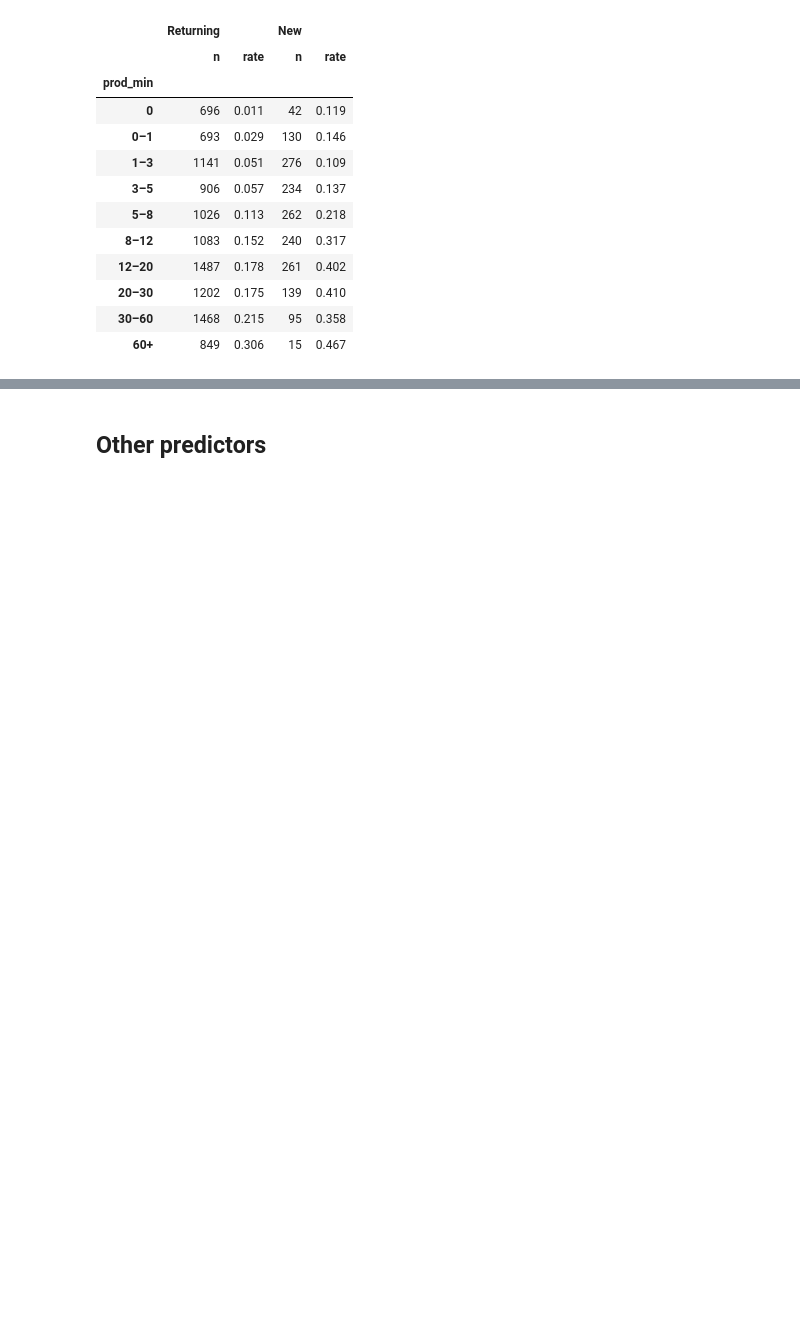
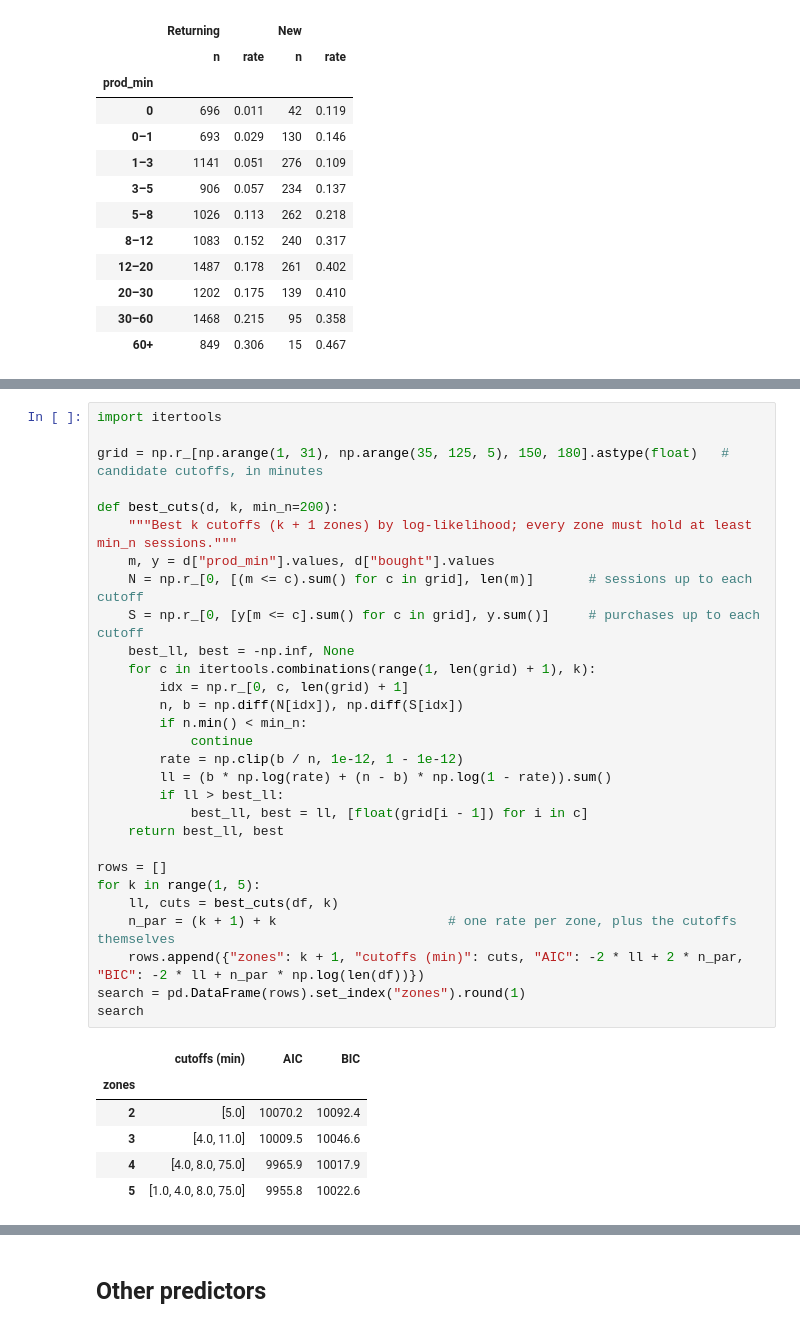
Before and after one commit to N3il-kb/COGS-118D-final-proj, a Jupyter notebook: eda.ipynb, the cells around one changed output, grey strips where cells are left out. Cells and saved outputs as stored; diff of their text form; blank space fills up the shorter version.

Commit message:
Add data-driven zone cutoff search

```diff
--- a/eda.ipynb
+++ b/eda.ipynb
@@ -292,0 +297,36 @@ pd.concat({v: band_rates(df[df["visitor"] == v], coarse)[["n", "rate"]] for v in
+# %%
+import itertools
+
+grid = np.r_[np.arange(1, 31), np.arange(35, 125, 5), 150, 180].astype(float)   # candidate cutoffs, in minutes
+
+def best_cuts(d, k, min_n=200):
+    """Best k cutoffs (k + 1 zones) by log-likelihood; every zone must hold at least min_n sessions."""
+    m, y = d["prod_min"].values, d["bought"].values
+    N = np.r_[0, [(m <= c).sum() for c in grid], len(m)]       # sessions up to each cutoff
+    S = np.r_[0, [y[m <= c].sum() for c in grid], y.sum()]     # purchases up to each cutoff
+    best_ll, best = -np.inf, None
+    for c in itertools.combinations(range(1, len(grid) + 1), k):
+        idx = np.r_[0, c, len(grid) + 1]
+        n, b = np.diff(N[idx]), np.diff(S[idx])
+        if n.min() < min_n:
+            continue
+        rate = np.clip(b / n, 1e-12, 1 - 1e-12)
+        ll = (b * np.log(rate) + (n - b) * np.log(1 - rate)).sum()
+        if ll > best_ll:
+            best_ll, best = ll, [float(grid[i - 1]) for i in c]
+    return best_ll, best
+
+rows = []
+for k in range(1, 5):
+    ll, cuts = best_cuts(df, k)
+    n_par = (k + 1) + k                      # one rate per zone, plus the cutoffs themselves
+    rows.append({"zones": k + 1, "cutoffs (min)": cuts, "AIC": -2 * ll + 2 * n_par, "BIC": -2 * ll + n_par * np.log(len(df))})
+search = pd.DataFrame(rows).set_index("zones").round(1)
+search
+# %% [output]
+|  | cutoffs (min) | AIC | BIC |
+| zones |  |  |  |
+| 2 | [5.0] | 10070.2 | 10092.4 |
+| 3 | [4.0, 11.0] | 10009.5 | 10046.6 |
+| 4 | [4.0, 8.0, 75.0] | 9965.9 | 10017.9 |
+| 5 | [1.0, 4.0, 8.0, 75.0] | 9955.8 | 10022.6 |
```
Also changed, not shown: parts of 2 cells of this notebook.
